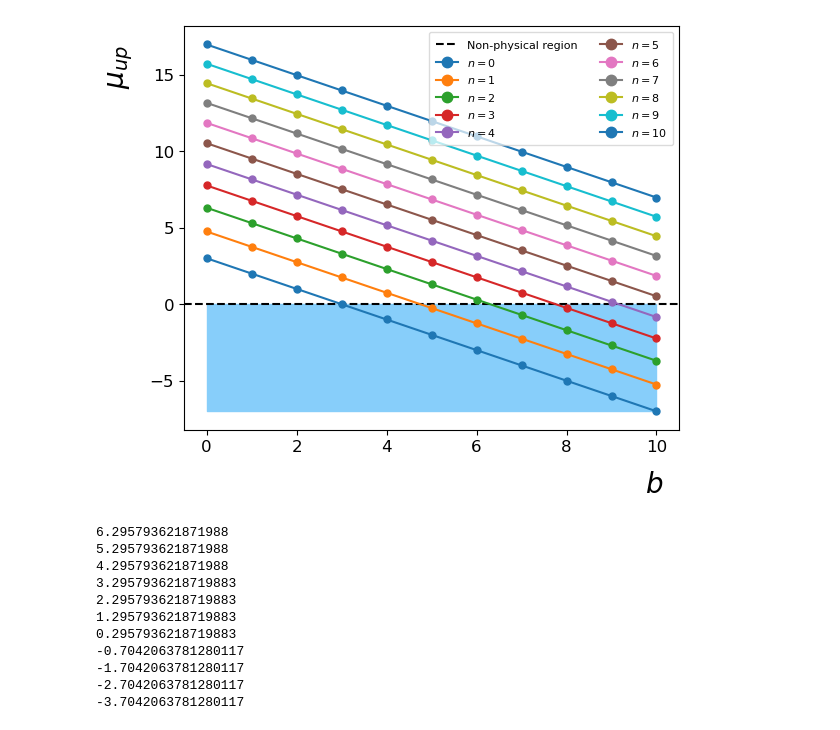
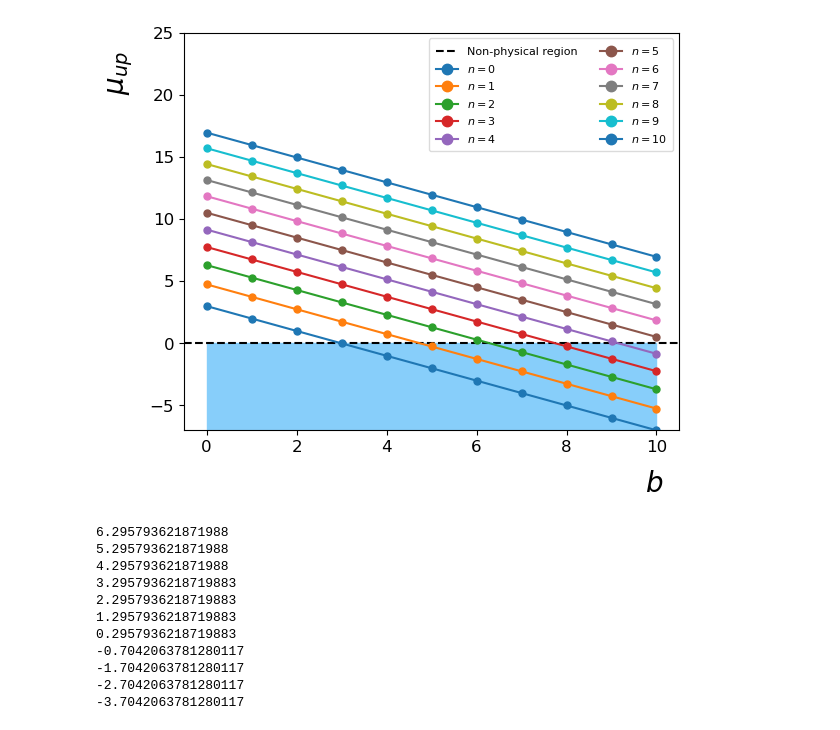
Before and after one commit to asegura4488/StatsHEP, a Jupyter notebook: 1Channel/Frequentist/FrequentistUpperLimitScan.ipynb, the cells around one changed output. Cells and saved outputs as stored; diff of their text form; code cells hidden in the pictures.

```diff
--- a/1Channel/Frequentist/FrequentistUpperLimitScan.ipynb
+++ b/1Channel/Frequentist/FrequentistUpperLimitScan.ipynb
@@ -55,35 +55,35 @@ for i in range(N):
 fig = plt.figure()
 ax = fig.add_subplot(1,1,1)
 
 ax.axhline(y = 0, color='k', ls='--' ,label='Non-physical region')
 ax.fill_between( b, -7, color='lightskyblue' )
 
 for i in range(len(Points)):
     ax.plot(b,Points[i],marker='o',label=r'$n= %.0f$'%(i))
 
 
 ax.set_xlabel(r'$b$')
 ax.xaxis.set_label_coords(0.95,-0.1)
 #ax.set_xlim(x[0],x[-1])
 
 # Label Y
 ax.set_ylabel(r'$\mu_{up}$')
 ax.yaxis.set_label_coords(-0.1,0.90)
-#ax.set_ylim(np.min(y),np.max(y))
+ax.set_ylim(-7,25)
 
 # Tickers
 ax.tick_params(axis='both', which='major', labelsize=12)
 
 # Ajustar los márgenes automáticamente
 plt.tight_layout()
 
 #Legend
 ax.legend(loc='upper right',bbox_to_anchor=(1,1),ncol=2,title='')
 
 # Saving figure
 plt.savefig('FrequentistUpperLimitScan.pdf')
 # %% [output]
-[figure, old version]
+[figure, new version]
 # %%
 for i in range(N):
     print(GetLimit(2,b[i],s))
```
Also changed, not shown: 2 other files.
